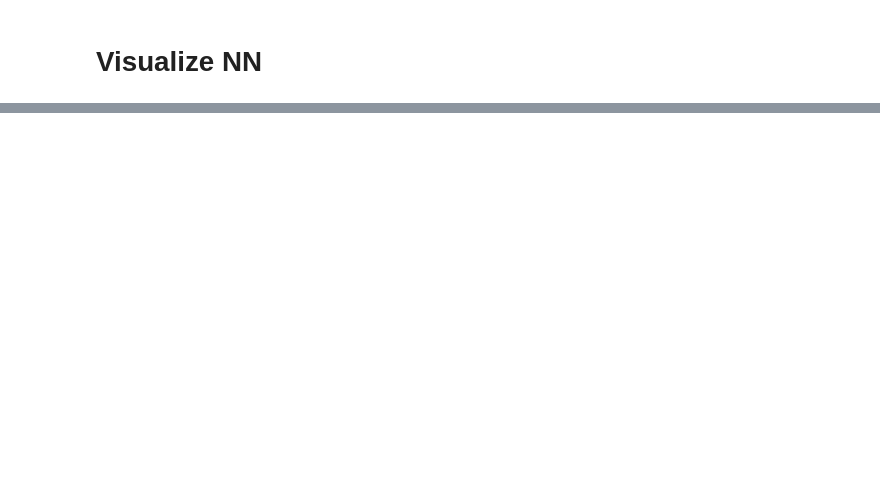
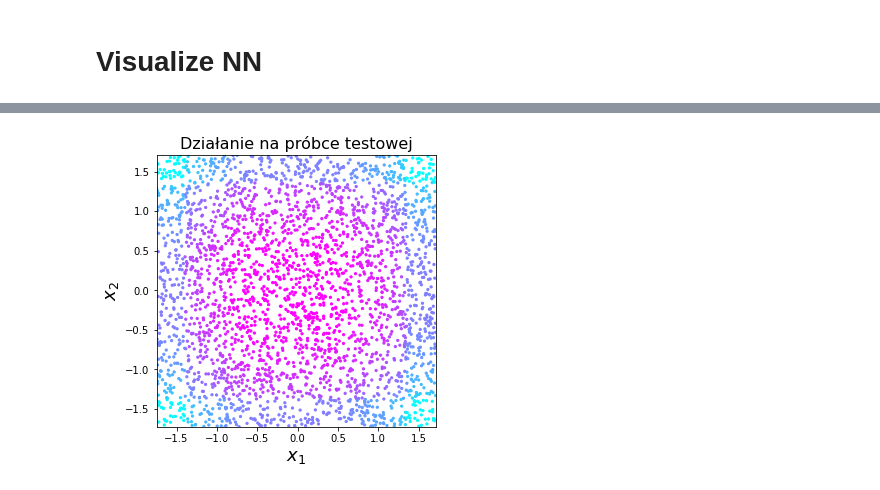
Before and after one commit to marcinwolter/DeepLearning_2020, a Jupyter notebook: cwiczenia_1a.ipynb, the cells around one changed output, grey strips where cells are left out. Drawn from its saved outputs; the diff is of its cells as text; code cells hidden in the pictures; blank space fills up the shorter version.

```diff
--- a/cwiczenia_1a.ipynb
+++ b/cwiczenia_1a.ipynb
@@ -482,0 +506,21 @@ VisualizeNN.py      100%[===================>]   9.27K  --.-KB/s    in 0s
+# %%
+
+from sklearn.ensemble import AdaBoostClassifier
+from sklearn.tree import DecisionTreeClassifier
+
+#Drzewo decyzyjne
+#clf = DecisionTreeClassifier(max_depth=5)
+
+# Wzmocnione drzewo decyzyjne BDT
+clf = AdaBoostClassifier(DecisionTreeClassifier(max_depth=1), algorithm="SAMME", n_estimators=200)
+
+
+print(clf.fit(X_train, y_train))
+
+# get score
+score = clf.score(X_test, y_test)
+print("Score = ",score)
+
+# get prediction
+Z = clf.predict_proba(X_test)[:,1] # returns probability
+print(Z)
@@ -482,0 +546,4 @@ VisualizeNN.py      100%[===================>]   9.27K  --.-KB/s    in 0s
+# %%
+draw_result(X_test,Z)
+# %% [output]
+[figure, added]
```
Also changed, not shown: parts of 11 cells of this notebook.
